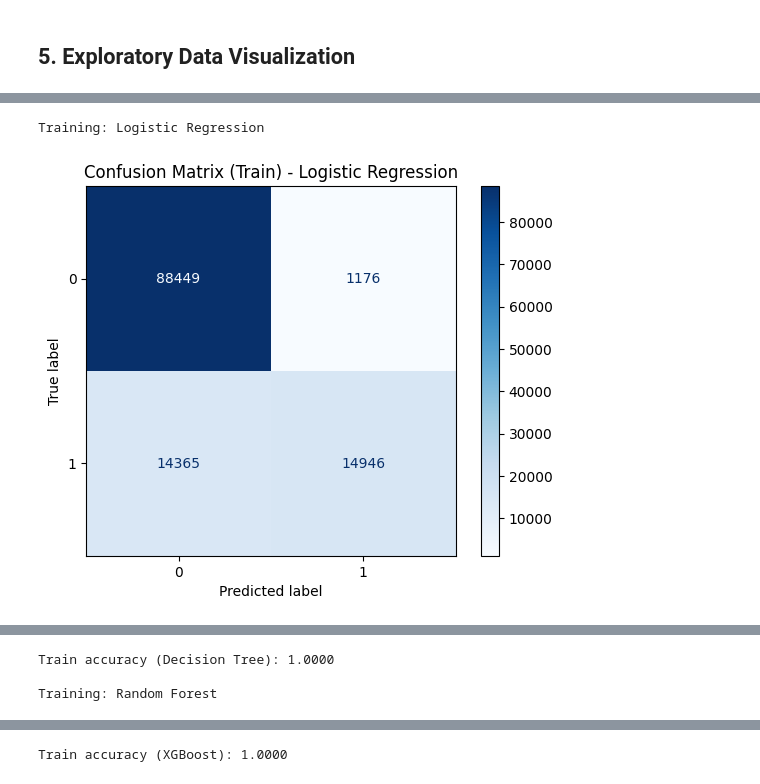
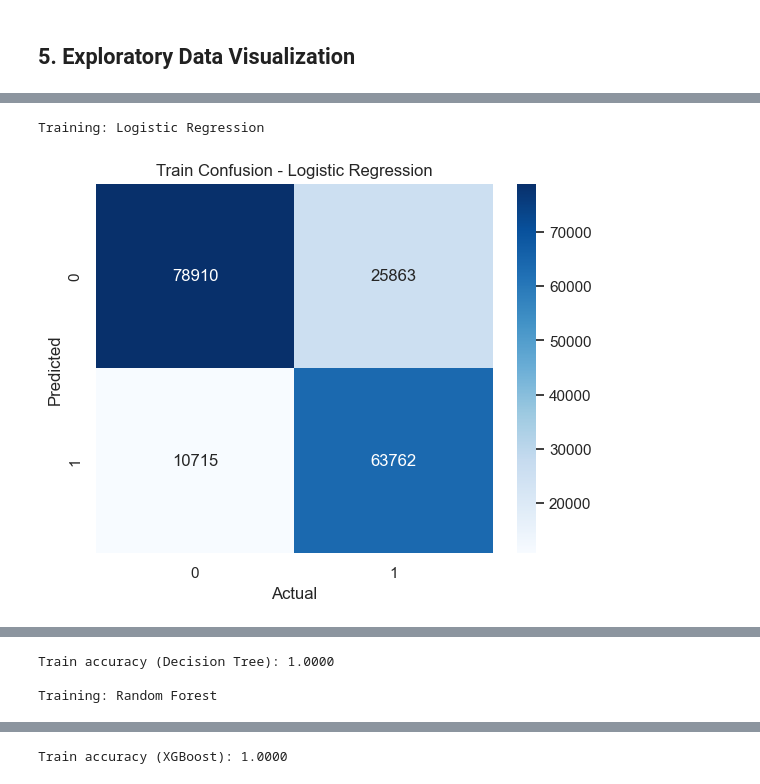
Before and after one commit to springboardmentor891v/CreditPathAI_Oct_Batch, a Jupyter notebook: main.ipynb, the cells around one changed output, grey strips where cells are left out. Drawn from its saved outputs; the diff is of its cells as text; code cells hidden in the pictures.

Commit message:
Hyper parameter tuning & Train - Test Models

```diff
--- a/main.ipynb
+++ b/main.ipynb
@@ -18,10 +18,10 @@ import seaborn as sns
 
 from sklearn.model_selection import train_test_split
 from sklearn.impute import SimpleImputer
-from sklearn.preprocessing import StandardScaler, OneHotEncoder
+from sklearn.preprocessing import StandardScaler, OneHotEncoder, LabelEncoder
 from sklearn.pipeline import Pipeline
 from sklearn.compose import ColumnTransformer
-from sklearn.feature_selection import VarianceThreshold, SelectKBest, f_classif
+from sklearn.feature_selection import VarianceThreshold, SelectKBest, mutual_info_classif, RFE, SelectFromModel
 from sklearn.ensemble import RandomForestClassifier
 from sklearn.linear_model import LogisticRegression
 from sklearn.naive_bayes import GaussianNB
@@ -34,12 +34,13 @@ from sklearn.metrics import (
     confusion_matrix, ConfusionMatrixDisplay, classification_report
 )
 import joblib
-
+from imblearn.over_sampling import SMOTE
 # xgboost optional
 try:
     from xgboost import XGBClassifier
     XGB_AVAILABLE = True
-except Exception:
+except:
     XGB_AVAILABLE = False
 
-os.makedirs("results_dir", exist_ok=True)
+sns.set(style="whitegrid")
+print("Setup complete. XGBoost available:", XGB_AVAILABLE)
@@ -280,0 +285,9 @@ Preprocessing complete. Train and test sets saved.
+# %%
+# -----------------------------------------
+# FIX: REMOVE ALL NAN VALUES BEFORE SMOTE
+# -----------------------------------------
+X_train = X_train.fillna(0)
+X_test = X_test.fillna(0)
+
+print("Remaining NaNs in X_train:", X_train.isna().sum().sum())
+print("Remaining NaNs in X_test:", X_test.isna().sum().sum())
@@ -345,34 +385,41 @@ model_results = []   # TRAIN metrics storage
 # %%
-models_to_train = [
-    ('Logistic Regression', LogisticRegression(max_iter=1000)),
-    ('Naive Bayes', GaussianNB()),
-    ('Decision Tree', DecisionTreeClassifier(random_state=42)),
-    ('Random Forest', RandomForestClassifier(n_estimators=200, random_state=42, class_weight='balanced')),
-    ('K-Nearest Neighbors', KNeighborsClassifier(n_neighbors=5)),
-    ('XGBoost', XGBClassifier(use_label_encoder=False, eval_metric='logloss', random_state=42))
+models = {
+    "Logistic Regression": LogisticRegression(max_iter=2000),
+    "Naive Bayes": GaussianNB(),
+    "Decision Tree": DecisionTreeClassifier(random_state=42),
+    "Random Forest": RandomForestClassifier(n_estimators=300, random_state=42),
+    "KNN": KNeighborsClassifier(5)
+}
 
-]
+if XGB_AVAILABLE:
+    models["XGBoost"] = XGBClassifier(
+        n_estimators=500,
+        learning_rate=0.05,
+        max_depth=6,
+        subsample=0.8,
+        colsample_bytree=0.8,
+        eval_metric='logloss'
+    )
 
-for idx, (name, model) in enumerate(models_to_train, start=1):
-    try:
-        print("\nTraining:", name)
-        model.fit(Xtr_sel, y_train)
-        trained_models[name] = model
+trained_models = {}
+train_results = []
 
-        # Train predictions & metrics
-        y_tr_pred = model.predict(Xtr_sel)
-        y_tr_proba = model.predict_proba(Xtr_sel)[:,1] if hasattr(model, 'predict_proba') else None
-        acc, sens, prec, spec, f1, auc = get_metrics(y_train, y_tr_pred, y_tr_proba)
-        model_results.append([idx, name, acc, sens, prec, spec, f1, auc])
+for name, model in models.items():
+    print("\nTraining:", name)
+    model.fit(Xtr_sel, y_train_bal)
+    trained_models[name] = model
 
-        # Confusion matrix
-        ConfusionMatrixDisplay.from_estimator(model, Xtr_sel, y_train, cmap='Blues', values_format='d')
-        plt.title(f"Confusion Matrix (Train) - {name}")
-        plt.show()
-        print(f"Train accuracy ({name}): {acc:.4f}")
+    # TRAIN metrics (use Xtr_sel and y_train_bal)
+    y_pred_train = model.predict(Xtr_sel)
+    y_proba_train = model.predict_proba(Xtr_sel)[:,1] if hasattr(model, 'predict_proba') else None
 
-    except Exception as e:
-        print("Error training", name, ":", e)
+    acc_tr, sens_tr, prec_tr, spec_tr, f1_tr, auc_tr = get_metrics(y_train_bal, y_pred_train, y_proba_train)
+    train_results.append([name, acc_tr, sens_tr, prec_tr, spec_tr, f1_tr, auc_tr])
+
+    # Plot train confusion (predicted on rows as you implemented)
+    plot_confusion(y_train_bal, y_pred_train, f"Train Confusion - {name}")
+
+    print(f"Train accuracy ({name}): {acc_tr:.4f}")
 # %% [output]
 Training: Logistic Regression
-[figure, old version]
+[figure, new version]
```
Also changed, not shown: parts of 52 cells of this notebook, 18 other files.
